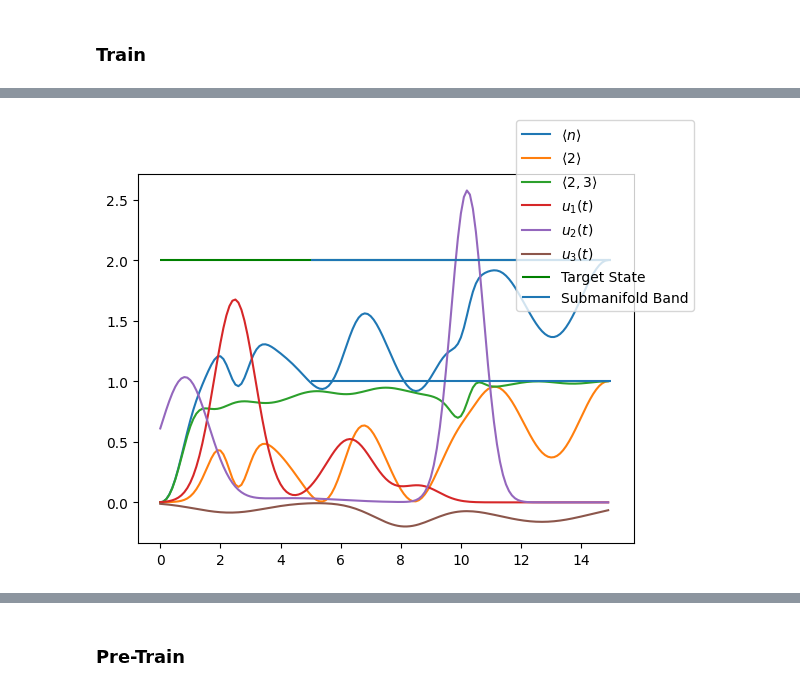
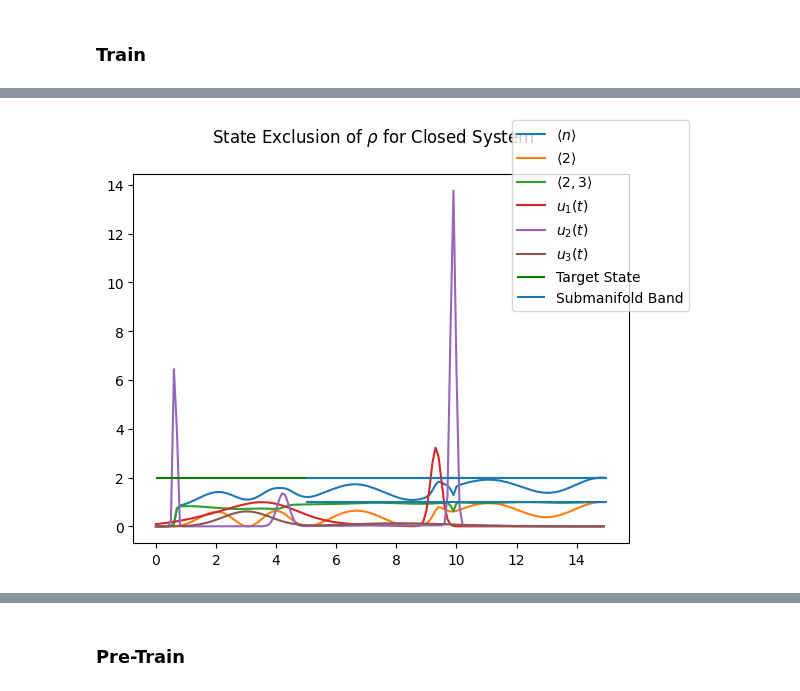
Before and after one commit to connorblake1/jiang-research, a Jupyter notebook: FiniteGKP/jaxpulse_submanifold_closure_testing.ipynb, the cells around one changed output, grey strips where cells are left out. Cells and saved outputs as stored; diff of their text form; code cells hidden in the pictures.

Commit message:
Tinkering with open controls.

```diff
--- a/FiniteGKP/jaxpulse_submanifold_closure_testing.ipynb
+++ b/FiniteGKP/jaxpulse_submanifold_closure_testing.ipynb
@@ -193,7 +187,15 @@ rho0 = dq.todm(psi0)
 # %%
 manifold_controller = OptimalController(
     system=closure_sys_rho,
-    controls=u_M,
+    controls=closed_controls,
+    y0=rho0,
+    duration=duration,
+    y_final=hit3,
+    y_statewise=stay23
+)
+lossy_manifold_controller = OptimalController(
+    system=open_closure_sys_rho,
+    controls=open_controls,
     y0=rho0,
     duration=duration,
     y_final=hit3,
@@ -216,7 +229,7 @@ fig_pre.show()
 ### Train
 # %%
 opt_manifold_controller = manifold_controller.optimize(
-    N_steps=200,
+    N_steps=60,
     learning_rate=.1,
     verbosity=1
 )
@@ -241,11 +254,12 @@ Step: 199 Loss: 7.066030979156494
 # %%
 fig_post, ax_post = plt.subplots()
 opt_manifold_controller.plot(ax_post,
                 exp_ops=m_exp_ops,
                 exp_names=m_exp_names)
 ax_post.hlines(y=[2.0],xmin=0,xmax=duration,label="Target State",color='green')
 ax_post.hlines(y=[1.0,2.0],xmin=5,xmax=duration,label="Submanifold Band")
+fig_post.suptitle(r"State Exclusion of $\rho$ for Closed System")
 fig_post.legend()
 fig_post.show()
 # %% [output]
-[figure, old version]
+[figure, new version]
```
Also changed, not shown: parts of 23 cells of this notebook, 2 other files.
